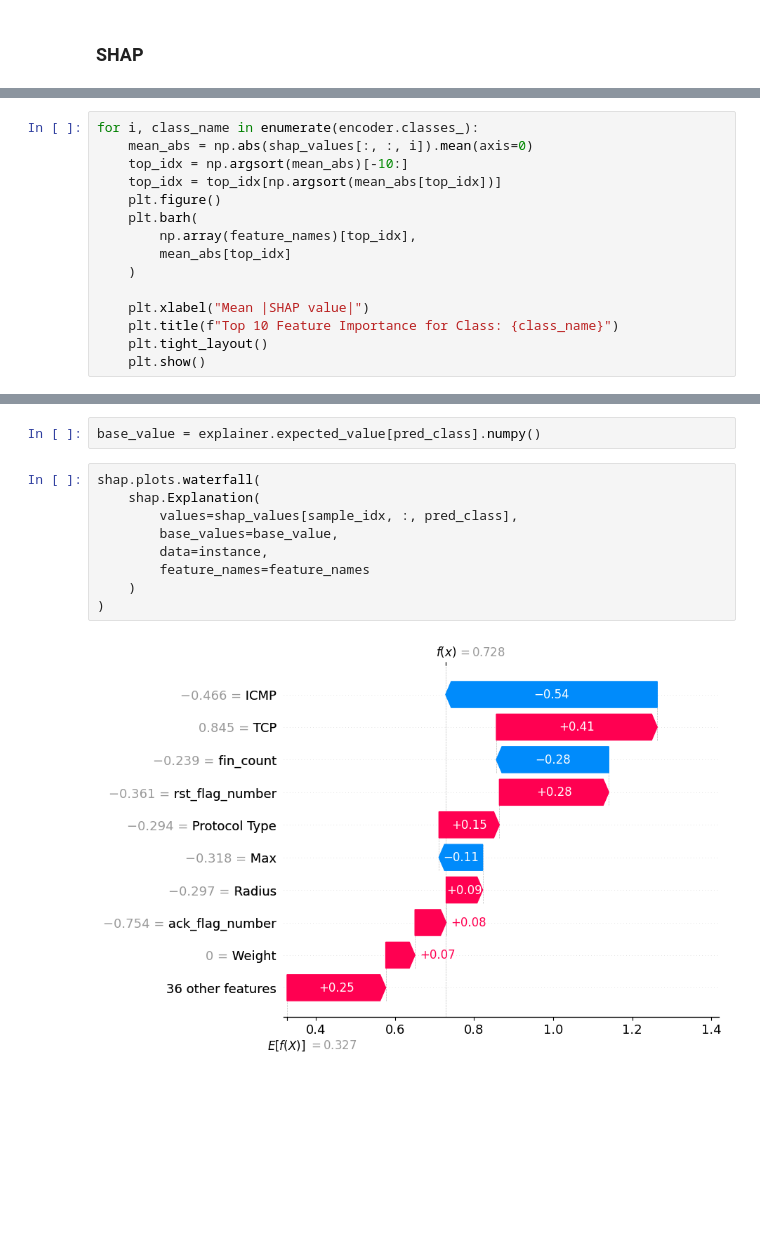
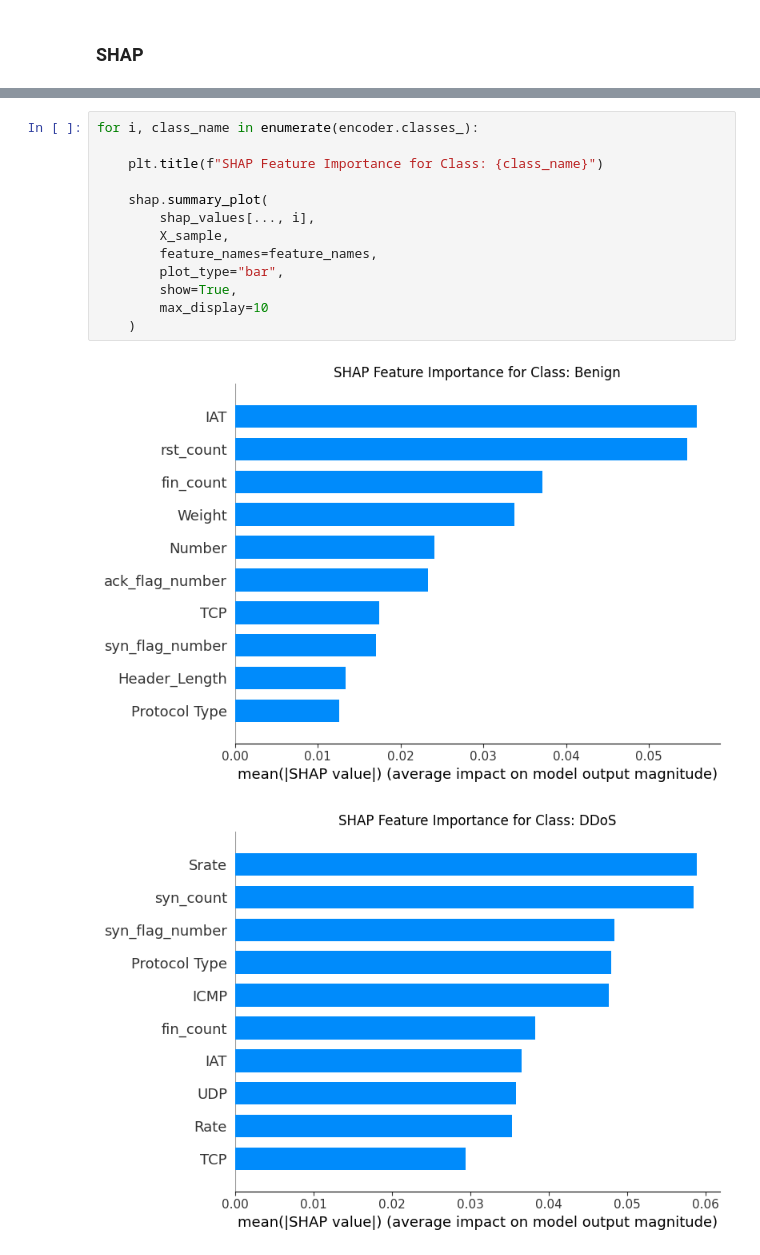
Before and after one commit to sssspppuud/Network-Intrusion-Detection-System-with-Explainable-Deep-Learning, a Jupyter notebook: Code/notebooks/04_explainability.ipynb, the cells around one changed output, grey strips where cells are left out. Drawn from its saved outputs; the diff is of its cells as text; blank space fills up the shorter version.

```diff
--- a/Code/notebooks/04_explainability.ipynb
+++ b/Code/notebooks/04_explainability.ipynb
@@ -65,15 +55,0 @@ shap.summary_plot(
-# %%
-for i, class_name in enumerate(encoder.classes_):
-    mean_abs = np.abs(shap_values[:, :, i]).mean(axis=0)
-    top_idx = np.argsort(mean_abs)[-10:]
-    top_idx = top_idx[np.argsort(mean_abs[top_idx])]
-    plt.figure()
-    plt.barh(
-        np.array(feature_names)[top_idx],
-        mean_abs[top_idx]
-    )
-
-    plt.xlabel("Mean |SHAP value|")
-    plt.title(f"Top 10 Feature Importance for Class: {class_name}")
-    plt.tight_layout()
-    plt.show()
@@ -114,13 +56,16 @@ Predicted class: DDoS
-# %%
-base_value = explainer.expected_value[pred_class].numpy()
-# %%
-shap.plots.waterfall(
-    shap.Explanation(
-        values=shap_values[sample_idx, :, pred_class],
-        base_values=base_value,
-        data=instance,
-        feature_names=feature_names
-    )
-)
-# %% [output]
-[figure, removed]
+# %%
+for i, class_name in enumerate(encoder.classes_):
+
+    plt.title(f"SHAP Feature Importance for Class: {class_name}")
+
+    shap.summary_plot(
+        shap_values[..., i],
+        X_sample,
+        feature_names=feature_names,
+        plot_type="bar",
+        show=True,
+        max_display=10
+    )
+# %% [output]
+[figure, added]
+[figure, added]
```
Also changed, not shown: parts of 12 cells of this notebook, 3 other files.
